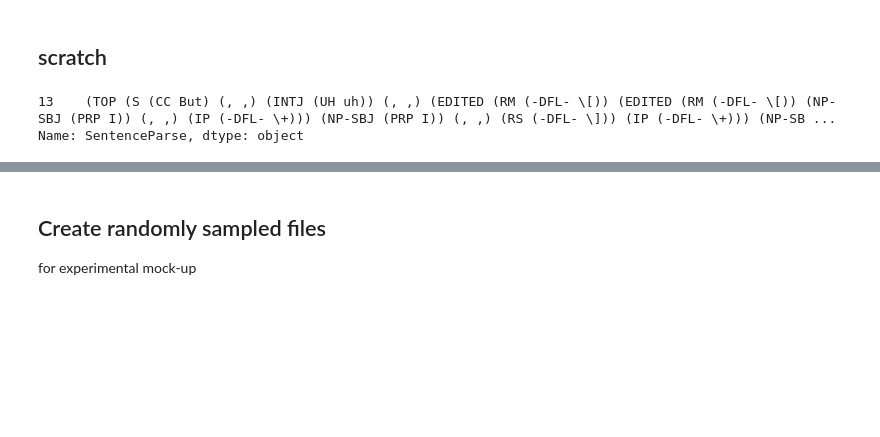
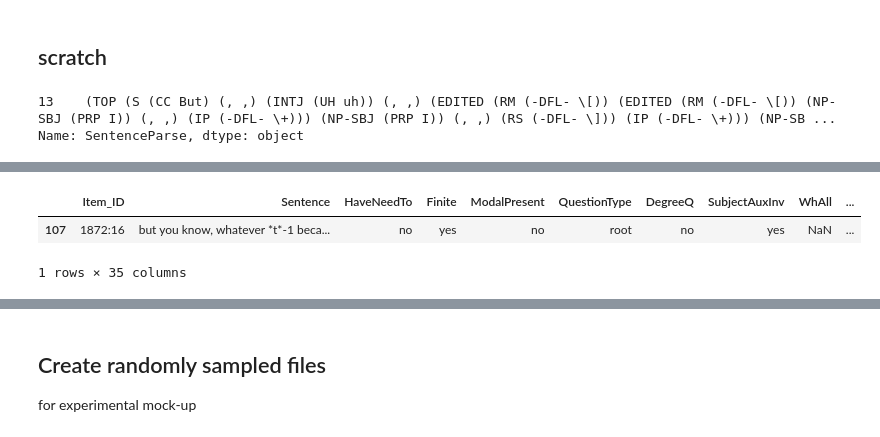
Before and after one commit to mcmoyer11/whquestions-tgrep2, a Jupyter notebook: corpus/corpus_processing.ipynb, the cells around one changed output, grey strips where cells are left out. Saved outputs shown, nothing was run; the diff lists cells and outputs as text; code cells hidden in the pictures; blank space fills up the shorter version.

```diff
--- a/corpus/corpus_processing.ipynb
+++ b/corpus/corpus_processing.ipynb
@@ -305,0 +333,6 @@ Name: SentenceParse, dtype: object
+# %%
+df.loc[df["Item_ID"] == "1872:16"]
+# %% [output]
+|  | Item_ID | Sentence | HaveNeedTo | Finite | ModalPresent | QuestionType | DegreeQ | SubjectAuxInv | WhAll | ... |
+| 107 | 1872:16 | but you know, whatever *t*-1 beca... | no | yes | no | root | no | yes | NaN | ... |
+1 rows × 35 columns
```
Also changed, not shown: parts of 22 cells of this notebook, 5 other files.
